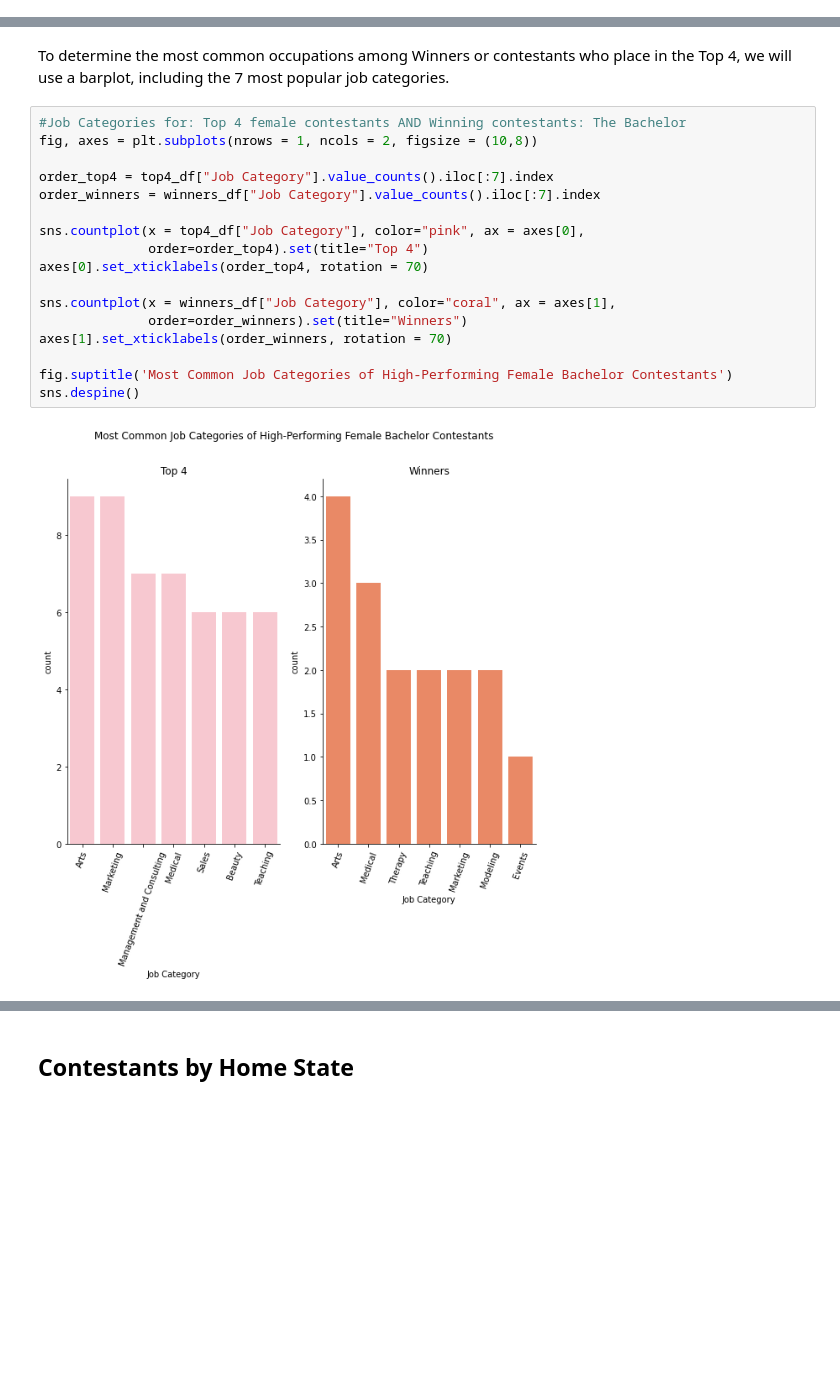
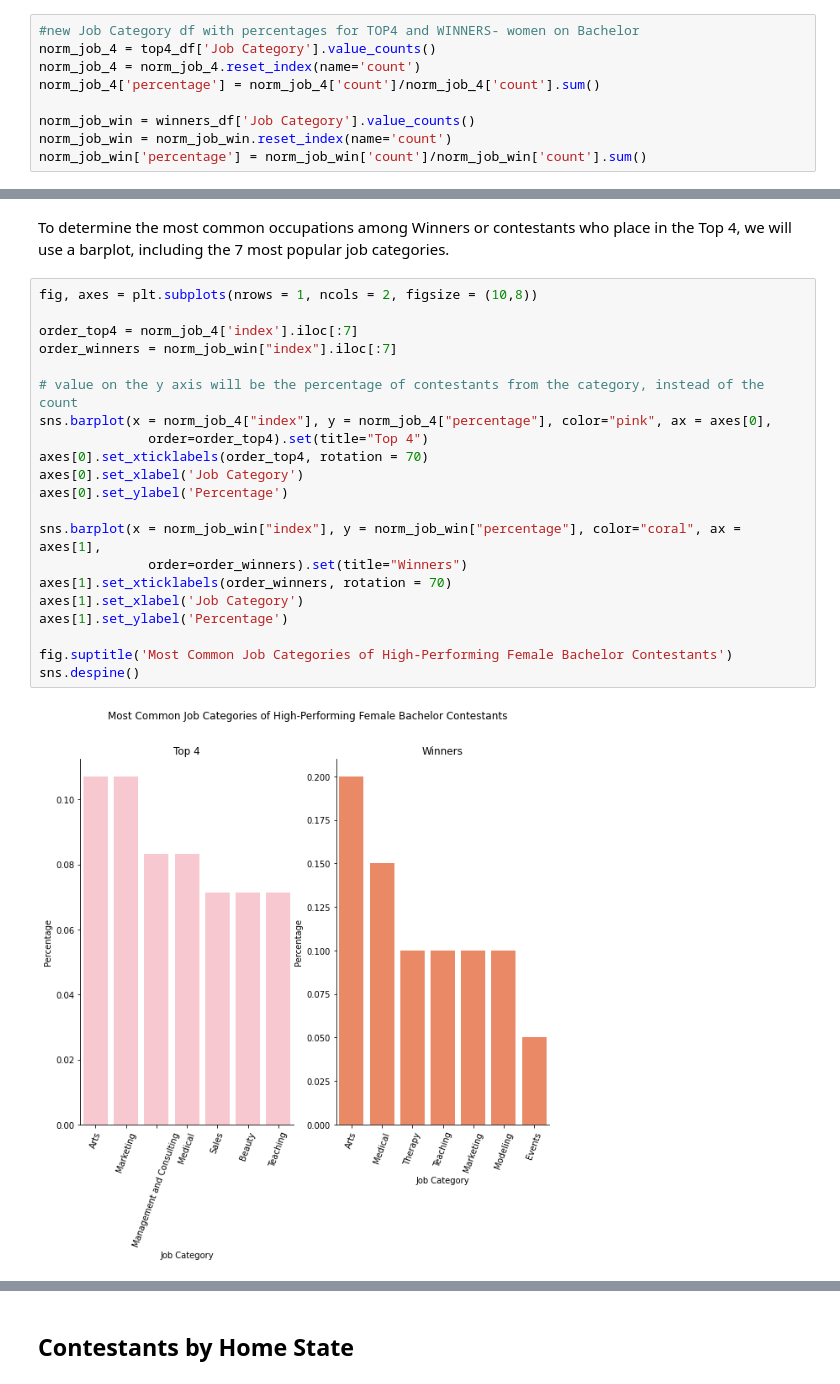
Before and after one commit to melissamelton/BachelorAnalysis, a Jupyter notebook: TheBachelorAnalysis_GSB521.ipynb, the cells around one changed output, grey strips where cells are left out. Drawn from its saved outputs; the diff is of its cells as text; blank space fills up the shorter version.

```diff
--- a/TheBachelorAnalysis_GSB521.ipynb
+++ b/TheBachelorAnalysis_GSB521.ipynb
@@ -222,3 +214,12 @@ top4_df
+# %%
+#new Job Category df with percentages for TOP4 and WINNERS- women on Bachelor
+norm_job_4 = top4_df['Job Category'].value_counts()
+norm_job_4 = norm_job_4.reset_index(name='count')
+norm_job_4['percentage'] = norm_job_4['count']/norm_job_4['count'].sum()
+
+norm_job_win = winners_df['Job Category'].value_counts()
+norm_job_win = norm_job_win.reset_index(name='count')
+norm_job_win['percentage'] = norm_job_win['count']/norm_job_win['count'].sum()
 # %% [markdown]
 # The Bachelorette Data Gathering & Cleaning
 # %% [markdown]
@@ -464,22 +490,26 @@ We had expected age to be a factor the Bachelors used to narrow down their top c
 # %% [markdown]
 To determine the most common occupations among Winners or contestants who place in the Top 4, we will use a barplot, including the 7 most popular job categories.
 # %%
-#Job Categories for: Top 4 female contestants AND Winning contestants: The Bachelor
 fig, axes = plt.subplots(nrows = 1, ncols = 2, figsize = (10,8))
 
-order_top4 = top4_df["Job Category"].value_counts().iloc[:7].index
-order_winners = winners_df["Job Category"].value_counts().iloc[:7].index
+order_top4 = norm_job_4['index'].iloc[:7]
+order_winners = norm_job_win["index"].iloc[:7]
 
-sns.countplot(x = top4_df["Job Category"], color="pink", ax = axes[0],
+# value on the y axis will be the percentage of contestants from the category, instead of the count
+sns.barplot(x = norm_job_4["index"], y = norm_job_4["percentage"], color="pink", ax = axes[0],
               order=order_top4).set(title="Top 4")
 axes[0].set_xticklabels(order_top4, rotation = 70)
+axes[0].set_xlabel('Job Category')
+axes[0].set_ylabel('Percentage')
 
-sns.countplot(x = winners_df["Job Category"], color="coral", ax = axes[1],
+sns.barplot(x = norm_job_win["index"], y = norm_job_win["percentage"], color="coral", ax = axes[1],
               order=order_winners).set(title="Winners")
 axes[1].set_xticklabels(order_winners, rotation = 70)
+axes[1].set_xlabel('Job Category')
+axes[1].set_ylabel('Percentage')
 
 fig.suptitle('Most Common Job Categories of High-Performing Female Bachelor Contestants')
 sns.despine()
 # %% [output]
-[figure, old version]
+[figure, new version]
 # %% [markdown]
```
Also changed, not shown: parts of 91 cells of this notebook.
